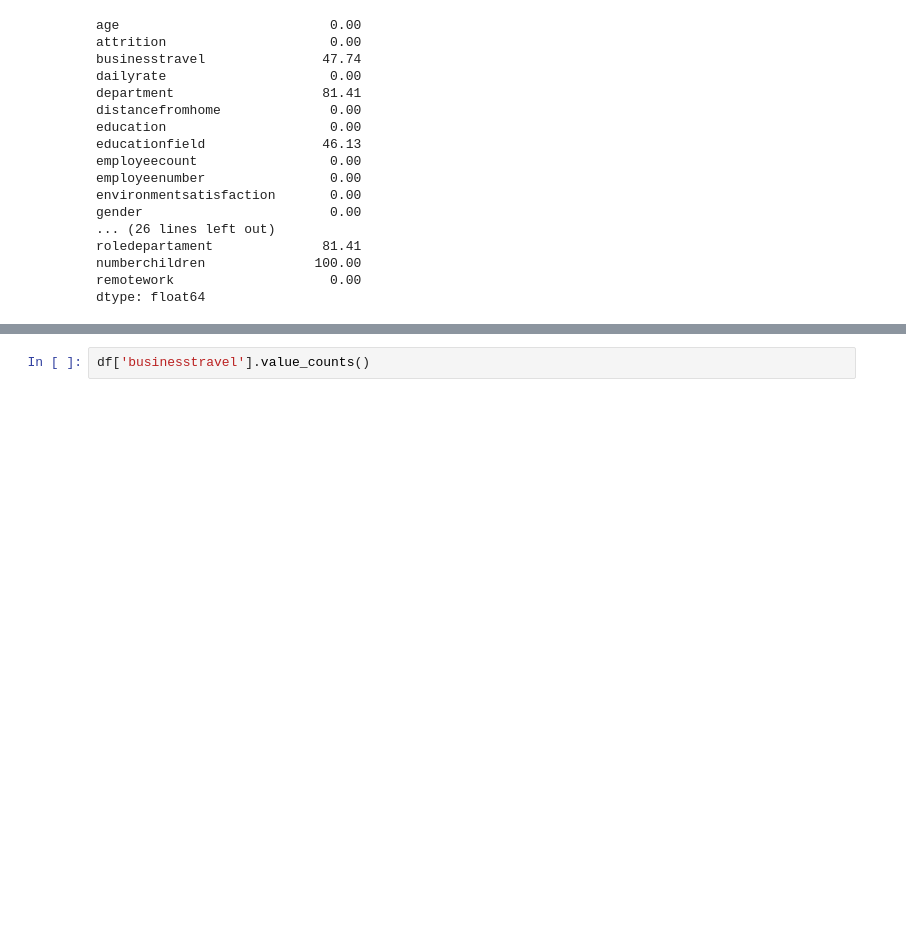
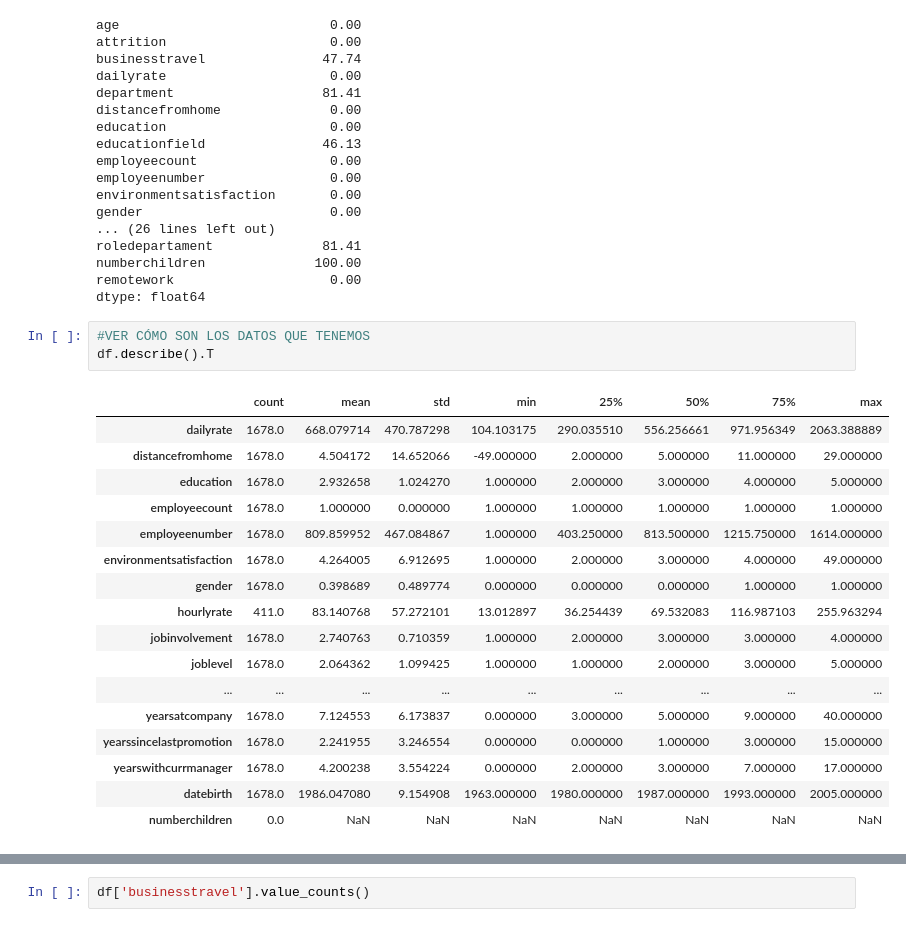
Before and after one commit to NIEVESPA/project-da-promo-60-modulo-3-team-3, a Jupyter notebook: FINAL/Fase_1_EDA.ipynb, the cells around one changed output, grey strips where cells are left out. Cells and saved outputs as stored; diff of their text form; blank space fills up the shorter version.

```diff
--- a/FINAL/Fase_1_EDA.ipynb
+++ b/FINAL/Fase_1_EDA.ipynb
@@ -64,3 +64,24 @@ roledepartament              81.41
 numberchildren              100.00
 remotework                    0.00
 dtype: float64
+# %%
+#VER CÓMO SON LOS DATOS QUE TENEMOS
+df.describe().T
+# %% [output]
+|  | count | mean | std | min | 25% | 50% | 75% | max |
+| dailyrate | 1678.0 | 668.079714 | 470.787298 | 104.103175 | 290.035510 | 556.256661 | 971.956349 | 2063.388889 |
+| distancefromhome | 1678.0 | 4.504172 | 14.652066 | -49.000000 | 2.000000 | 5.000000 | 11.000000 | 29.000000 |
+| education | 1678.0 | 2.932658 | 1.024270 | 1.000000 | 2.000000 | 3.000000 | 4.000000 | 5.000000 |
+| employeecount | 1678.0 | 1.000000 | 0.000000 | 1.000000 | 1.000000 | 1.000000 | 1.000000 | 1.000000 |
+| employeenumber | 1678.0 | 809.859952 | 467.084867 | 1.000000 | 403.250000 | 813.500000 | 1215.750000 | 1614.000000 |
+| environmentsatisfaction | 1678.0 | 4.264005 | 6.912695 | 1.000000 | 2.000000 | 3.000000 | 4.000000 | 49.000000 |
+| gender | 1678.0 | 0.398689 | 0.489774 | 0.000000 | 0.000000 | 0.000000 | 1.000000 | 1.000000 |
+| hourlyrate | 411.0 | 83.140768 | 57.272101 | 13.012897 | 36.254439 | 69.532083 | 116.987103 | 255.963294 |
+| jobinvolvement | 1678.0 | 2.740763 | 0.710359 | 1.000000 | 2.000000 | 3.000000 | 3.000000 | 4.000000 |
+| joblevel | 1678.0 | 2.064362 | 1.099425 | 1.000000 | 1.000000 | 2.000000 | 3.000000 | 5.000000 |
+| ... | ... | ... | ... | ... | ... | ... | ... | ... |
+| yearsatcompany | 1678.0 | 7.124553 | 6.173837 | 0.000000 | 3.000000 | 5.000000 | 9.000000 | 40.000000 |
+| yearssincelastpromotion | 1678.0 | 2.241955 | 3.246554 | 0.000000 | 0.000000 | 1.000000 | 3.000000 | 15.000000 |
+| yearswithcurrmanager | 1678.0 | 4.200238 | 3.554224 | 0.000000 | 2.000000 | 3.000000 | 7.000000 | 17.000000 |
+| datebirth | 1678.0 | 1986.047080 | 9.154908 | 1963.000000 | 1980.000000 | 1987.000000 | 1993.000000 | 2005.000000 |
+| numberchildren | 0.0 | NaN | NaN | NaN | NaN | NaN | NaN | NaN |
```
Also changed, not shown: parts of 5 cells of this notebook.
